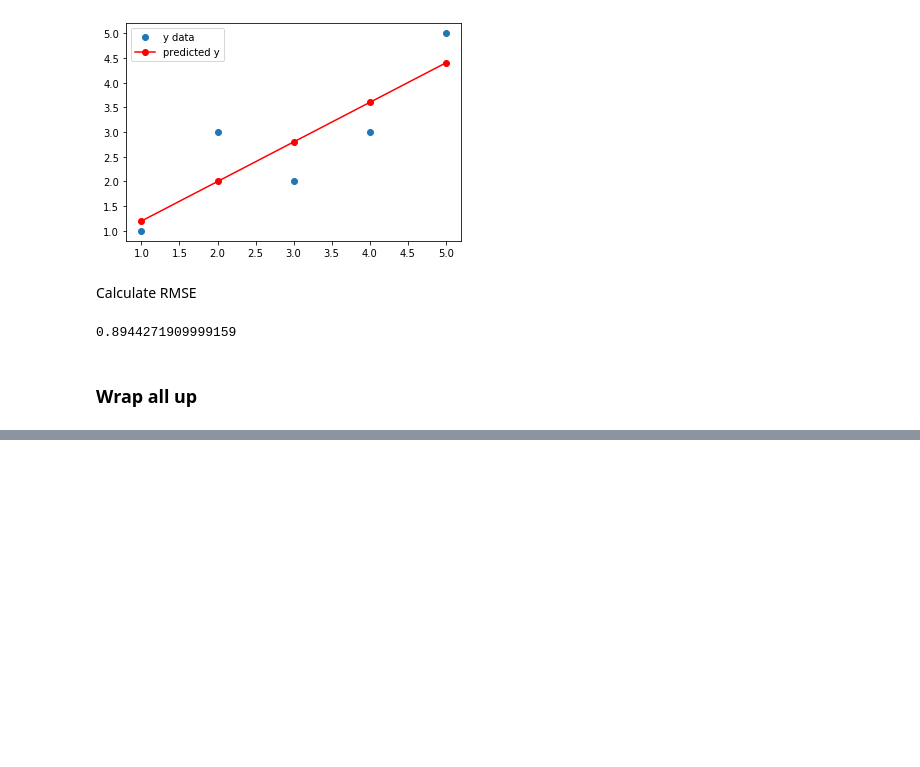
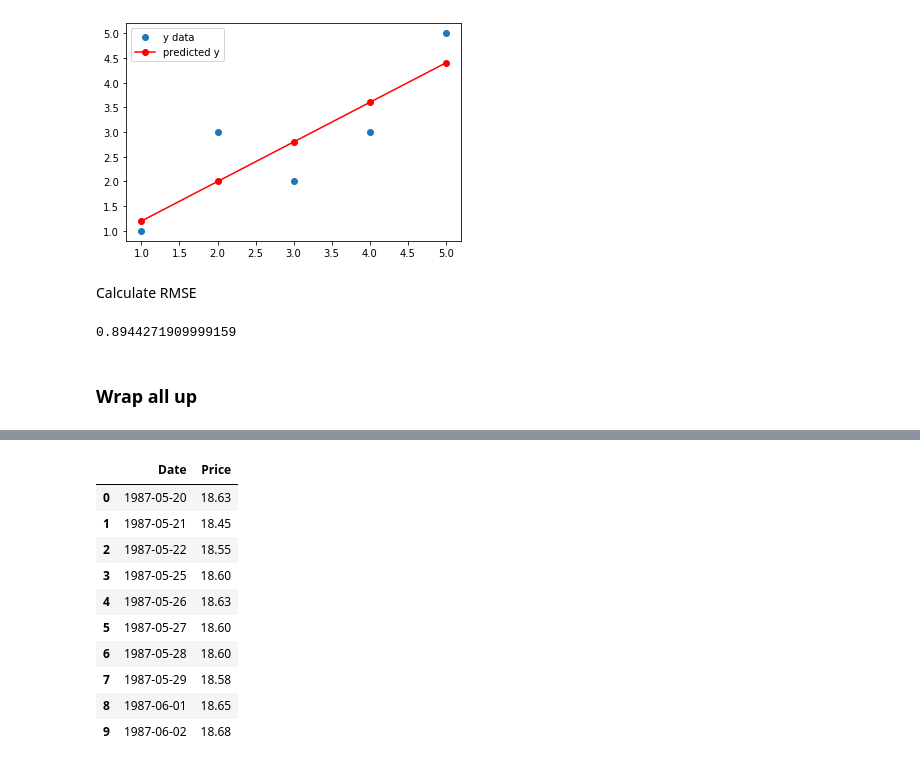
Before and after one commit to yohanesnuwara/machine-learning, a Jupyter notebook: 06_simple_linear_regression/simple_linear_reg_algorithm.ipynb, the cells around one changed output, grey strips where cells are left out. Saved outputs shown, nothing was run; the diff lists cells and outputs as text; code cells hidden in the pictures; blank space fills up the shorter version.

```diff
--- a/06_simple_linear_regression/simple_linear_reg_algorithm.ipynb
+++ b/06_simple_linear_regression/simple_linear_reg_algorithm.ipynb
@@ -213,0 +229,23 @@ def simple_linear_regression_advanced(x, y, y_test):
+# %%
+import pandas as pd
+
+brent = pd.read_csv('/content/machine-learning/datasets/brent-daily_csv.csv')
+wti = pd.read_csv('/content/machine-learning/datasets/wti-daily_csv.csv')
+
+# Converting to Panda datetime
+brent['Date'] =  pd.to_datetime(brent['Date'], format='%Y-%m-%d') # depends on the data, format check web: https://strftime.org/
+wti['Date'] =  pd.to_datetime(wti['Date'], format='%Y-%m-%d') # depends on the data, format check web: https://strftime.org/
+
+brent.head(10)
+# %% [output]
+|  | Date | Price |
+| 0 | 1987-05-20 | 18.63 |
+| 1 | 1987-05-21 | 18.45 |
+| 2 | 1987-05-22 | 18.55 |
+| 3 | 1987-05-25 | 18.60 |
+| 4 | 1987-05-26 | 18.63 |
+| 5 | 1987-05-27 | 18.60 |
+| 6 | 1987-05-28 | 18.60 |
+| 7 | 1987-05-29 | 18.58 |
+| 8 | 1987-06-01 | 18.65 |
+| 9 | 1987-06-02 | 18.68 |
```
Also changed, not shown: parts of 6 cells of this notebook.
